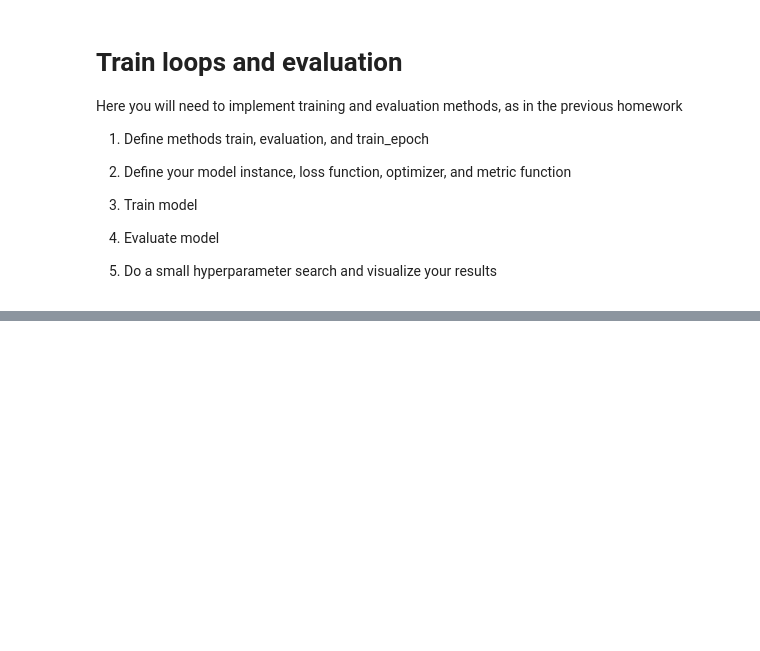
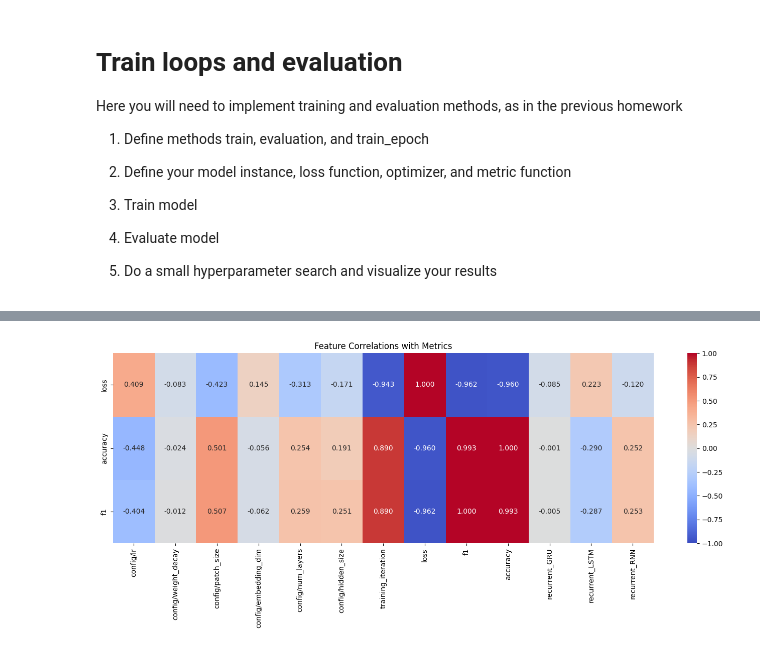
Before and after one commit to heliochromic/caltech256-image-rnn, a Jupyter notebook: image_rnn.ipynb, the cells around one changed output, grey strips where cells are left out. Cells and saved outputs as stored; diff of their text form; code cells hidden in the pictures; blank space fills up the shorter version.

```diff
--- a/image_rnn.ipynb
+++ b/image_rnn.ipynb
@@ -29,3 +27,5 @@ import matplotlib.pyplot as plt
+# %%
+TRAIN = False
 # %% [markdown]
 # Homework description
 
@@ -62 +57,3 @@ split_caltech256(dataset_path='data/caltech256/256_ObjectCategories', output_pat
+# %%
+data_dir = os.path.abspath('data/caltech101_splitted')
 # %%
@@ -525,0 +613,24 @@ print(f"Best trial final validation loss: {results.metrics['loss']:.4f}")
+# %%
+analysis = ExperimentAnalysis("/".join(checkpoint_dir.split("/")[:-1]))
+
+results_df = analysis.dataframe()
+
+param_cols = ['config/lr', 'config/weight_decay', 'config/patch_size', 'config/embedding_dim',
+       'config/recurrent_module', 'config/num_layers', 'config/hidden_size', 'training_iteration']
+
+results_clean = results_df[param_cols + ['loss', 'f1', 'accuracy']].dropna()
+
+recurrent_dummies = pd.get_dummies(results_clean['config/recurrent_module'], prefix='recurrent')
+results_clean = pd.concat([results_clean.drop('config/recurrent_module', axis=1), recurrent_dummies], axis=1)
+
+corr_matrix = results_clean.corr()
+
+metrics_corr = corr_matrix[['loss', 'accuracy', 'f1']].T
+
+plt.figure(figsize=(14, 6))
+sns.heatmap(metrics_corr, annot=True, fmt='.3f', cmap='coolwarm', vmin=-1, vmax=1, center=0)
+plt.title('Feature Correlations with Metrics')
+plt.tight_layout()
+plt.show()
+# %% [output]
+[figure, added]
```
Also changed, not shown: parts of 15 cells of this notebook.
